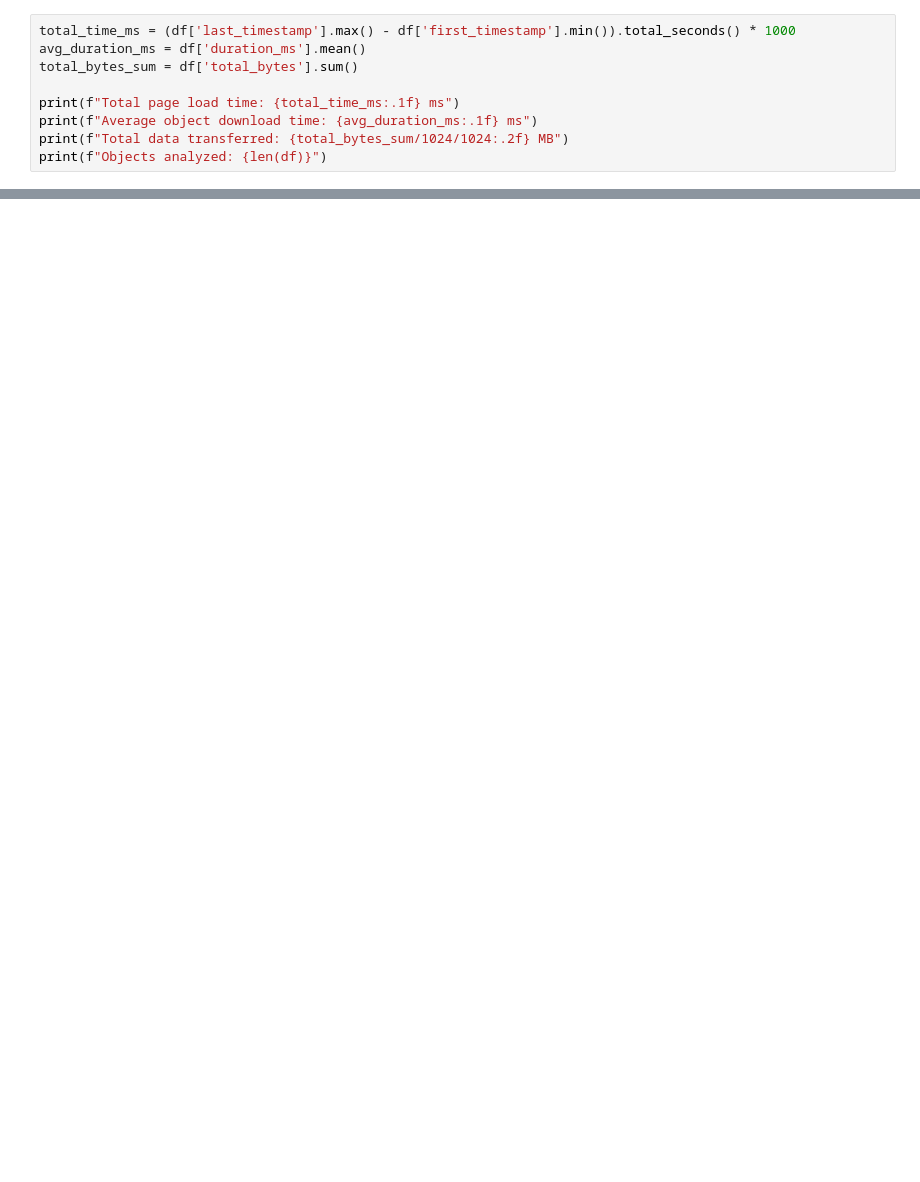
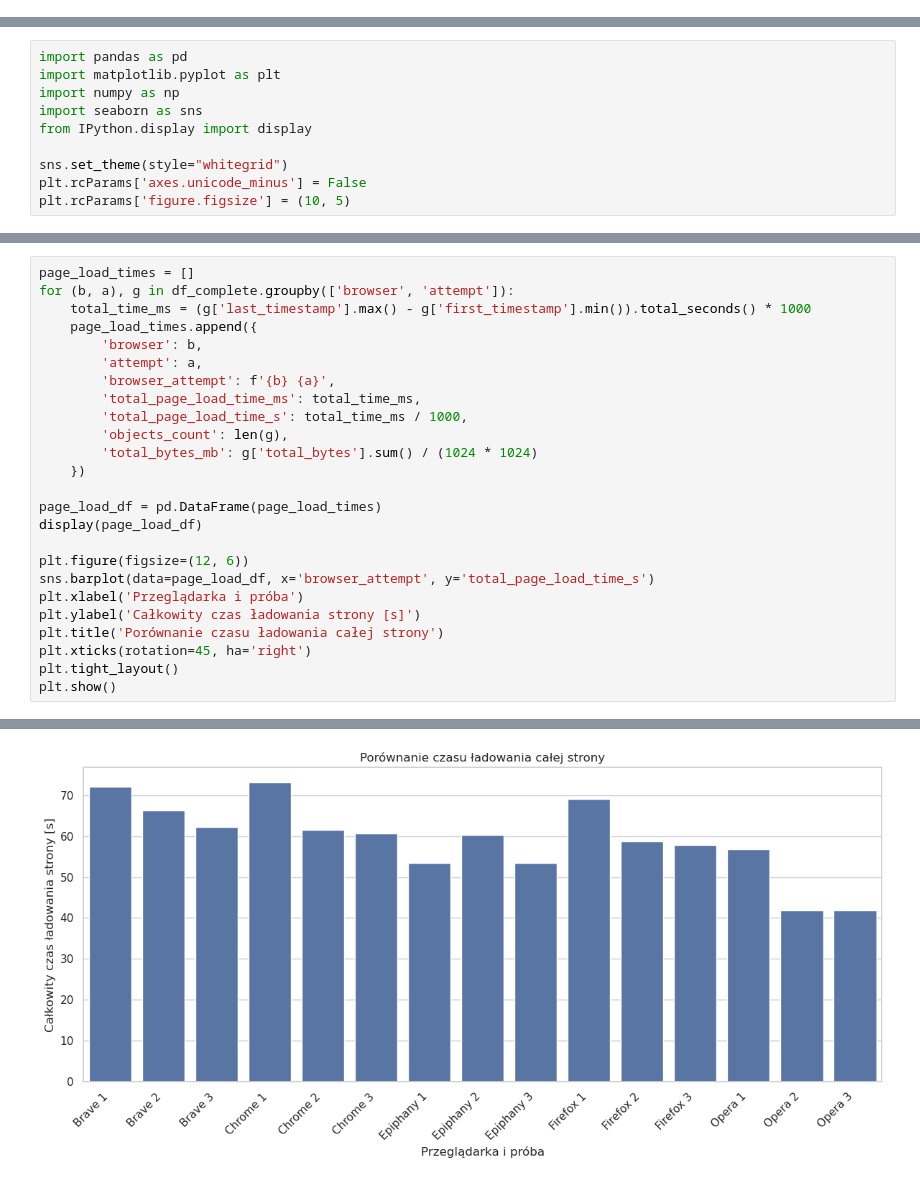
Before and after one commit to PoMiASI/DataAnalizer, a Jupyter notebook: data_analizer.ipynb, the cells around one changed output, grey strips where cells are left out. Cells and saved outputs as stored; diff of their text form; blank space fills up the shorter version.

Commit message:
Create final report from captured data (#6)

```diff
--- a/data_analizer.ipynb
+++ b/data_analizer.ipynb
@@ -89,9 +0,0 @@ else:
-# %%
-total_time_ms = (df['last_timestamp'].max() - df['first_timestamp'].min()).total_seconds() * 1000
-avg_duration_ms = df['duration_ms'].mean()
-total_bytes_sum = df['total_bytes'].sum()
-
-print(f"Total page load time: {total_time_ms:.1f} ms")
-print(f"Average object download time: {avg_duration_ms:.1f} ms")
-print(f"Total data transferred: {total_bytes_sum/1024/1024:.2f} MB")
-print(f"Objects analyzed: {len(df)}")
@@ -148,0 +59,10 @@ plt.show()
+# %%
+import pandas as pd
+import matplotlib.pyplot as plt
+import numpy as np
+import seaborn as sns
+from IPython.display import display
+
+sns.set_theme(style="whitegrid")
+plt.rcParams['axes.unicode_minus'] = False
+plt.rcParams['figure.figsize'] = (10, 5)
@@ -148,0 +196,26 @@ plt.show()
+# %%
+page_load_times = []
+for (b, a), g in df_complete.groupby(['browser', 'attempt']):
+    total_time_ms = (g['last_timestamp'].max() - g['first_timestamp'].min()).total_seconds() * 1000
+    page_load_times.append({
+        'browser': b,
+        'attempt': a,
+        'browser_attempt': f'{b} {a}',
+        'total_page_load_time_ms': total_time_ms,
+        'total_page_load_time_s': total_time_ms / 1000,
+        'objects_count': len(g),
+        'total_bytes_mb': g['total_bytes'].sum() / (1024 * 1024)
+    })
+
+page_load_df = pd.DataFrame(page_load_times)
+display(page_load_df)
+
+plt.figure(figsize=(12, 6))
+sns.barplot(data=page_load_df, x='browser_attempt', y='total_page_load_time_s')
+plt.xlabel('Przeglądarka i próba')
+plt.ylabel('Całkowity czas ładowania strony [s]')
+plt.title('Porównanie czasu ładowania całej strony')
+plt.xticks(rotation=45, ha='right')
+plt.tight_layout()
+plt.show()
+# %% [output]
@@ -148,0 +238 @@ plt.show()
+[figure, added]
```
Also changed, not shown: parts of 41 cells of this notebook, 4 other files.
